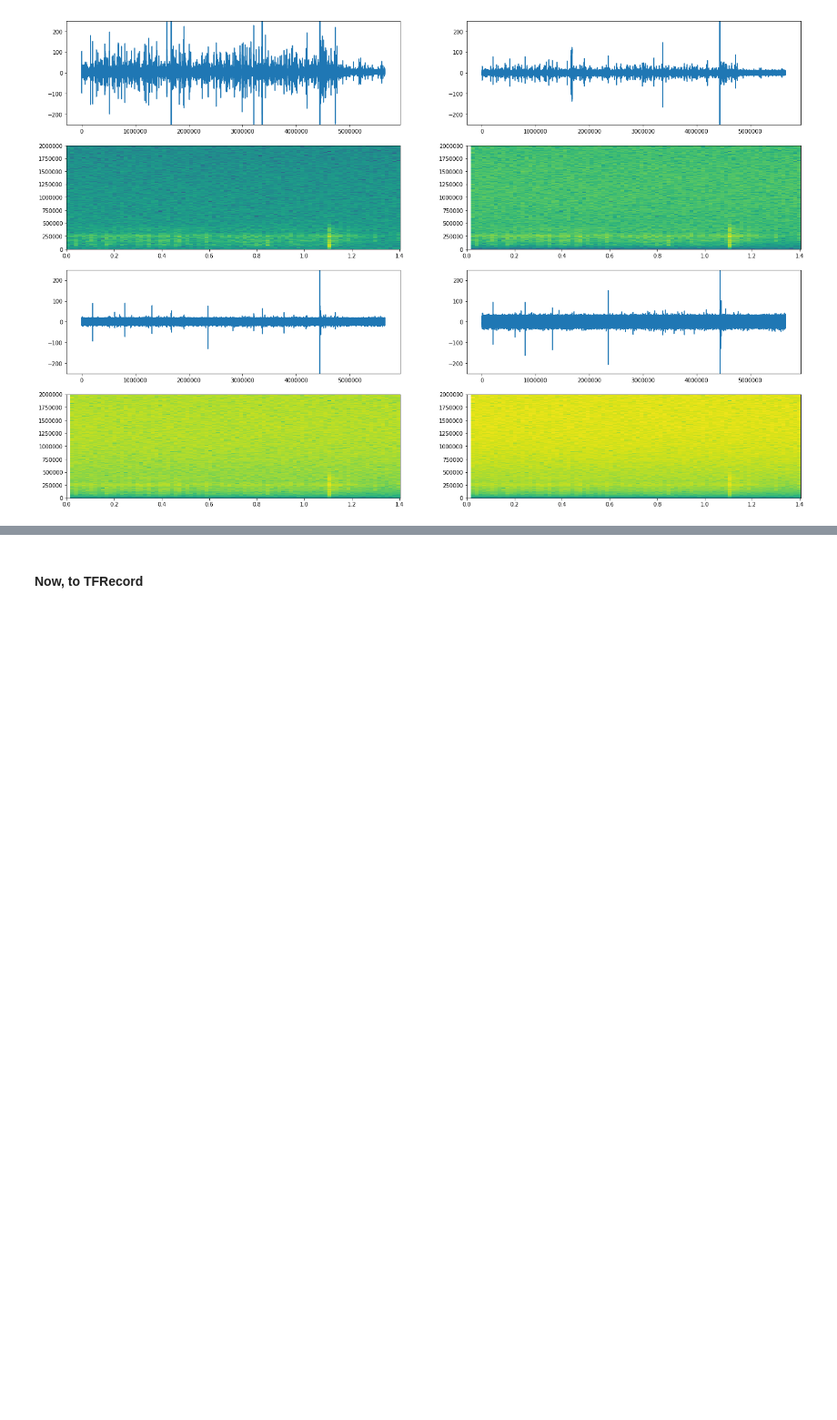
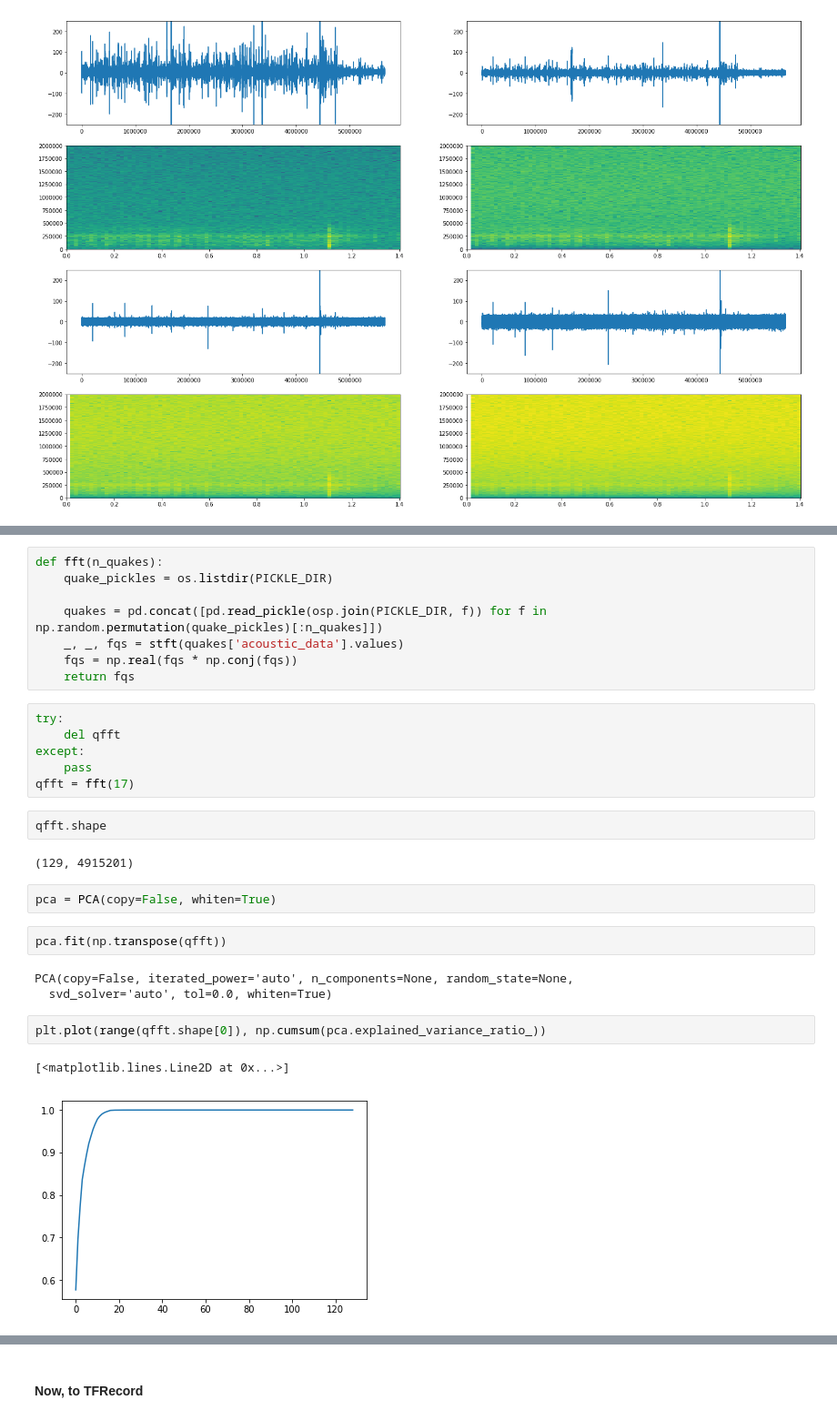
Before and after one commit to mattproetsch/lanl-earthquake, a Jupyter notebook: earthquake-preprocessing.ipynb, the cells around one changed output, grey strips where cells are left out. Shown at 91% size. Cells and saved outputs as stored; diff of their text form; blank space fills up the shorter version.

```diff
--- a/earthquake-preprocessing.ipynb
+++ b/earthquake-preprocessing.ipynb
@@ -217,0 +259,30 @@ _=ax[3][1].specgram(dff.values, NFFT=2**16, Fs=4000000, pad_to=2**16, noverlap=2
+# %%
+def fft(n_quakes):
+    quake_pickles = os.listdir(PICKLE_DIR)
+
+    quakes = pd.concat([pd.read_pickle(osp.join(PICKLE_DIR, f)) for f in np.random.permutation(quake_pickles)[:n_quakes]])
+    _, _, fqs = stft(quakes['acoustic_data'].values)
+    fqs = np.real(fqs * np.conj(fqs))
+    return fqs
+# %%
+try:
+    del qfft
+except:
+    pass
+qfft = fft(17)
+# %%
+qfft.shape
+# %% [output]
+(129, 4915201)
+# %%
+pca = PCA(copy=False, whiten=True)
+# %%
+pca.fit(np.transpose(qfft))
+# %% [output]
+PCA(copy=False, iterated_power='auto', n_components=None, random_state=None,
+  svd_solver='auto', tol=0.0, whiten=True)
+# %%
+plt.plot(range(qfft.shape[0]), np.cumsum(pca.explained_variance_ratio_))
+# %% [output]
+[<matplotlib.lines.Line2D at 0x...>]
+[figure, added]
```
Also changed, not shown: parts of 20 cells of this notebook, 4 other files.
